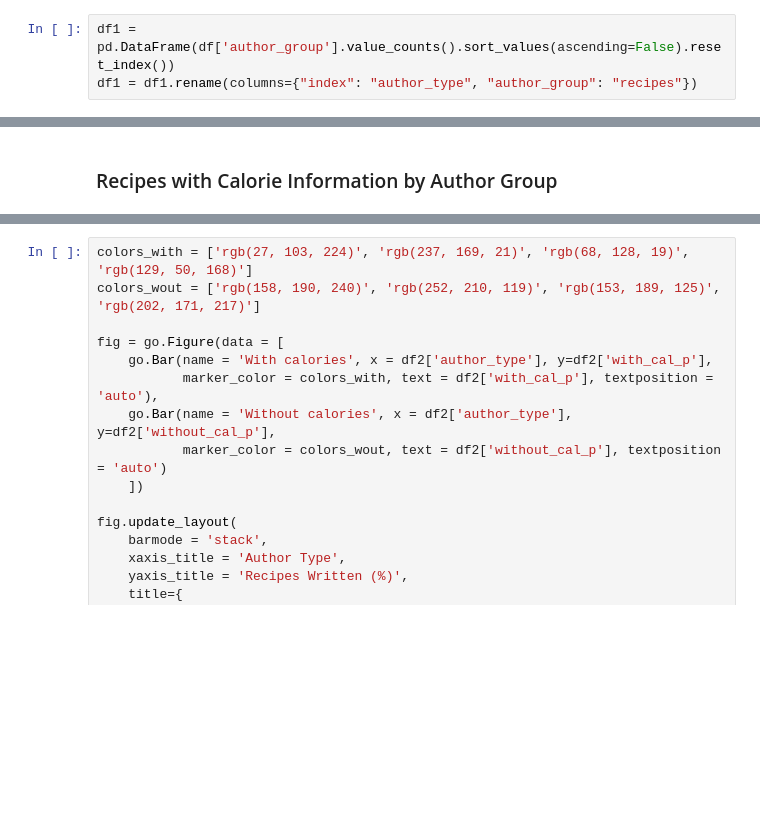
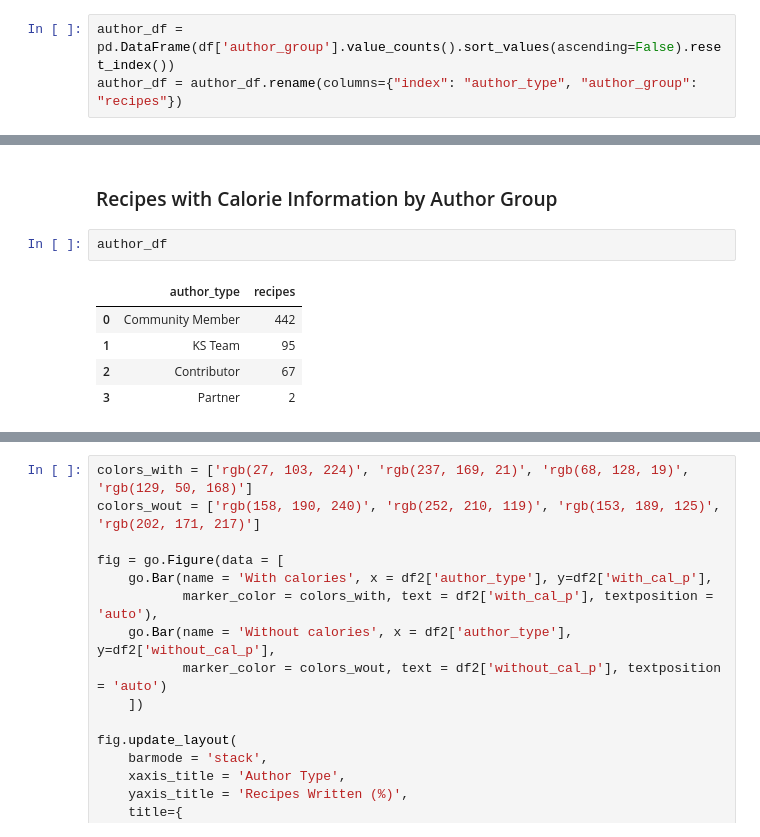
Before and after one commit to valgarland/KS_Scrapy, a Jupyter notebook: Final/Visualization.ipynb, the cells around one changed output, grey strips where cells are left out. Saved outputs shown, nothing was run; the diff lists cells and outputs as text; blank space fills up the shorter version.

```diff
--- a/Final/Visualization.ipynb
+++ b/Final/Visualization.ipynb
@@ -20,8 +17,8 @@ Contributor          67
 Partner               2
 Name: author_group, dtype: int64
 # %%
-df1 = pd.DataFrame(df['author_group'].value_counts().sort_values(ascending=False).reset_index())
-df1 = df1.rename(columns={"index": "author_type", "author_group": "recipes"})
+author_df = pd.DataFrame(df['author_group'].value_counts().sort_values(ascending=False).reset_index())
+author_df = author_df.rename(columns={"index": "author_type", "author_group": "recipes"})
 # %%
 import plotly.graph_objects as go
 
@@ -57,6 +54,14 @@ fig.show()
 [interactive output not drawn]
 # %% [markdown]
 ### Recipes with Calorie Information by Author Group
+# %%
+author_df
+# %% [output]
+|  | author_type | recipes |
+| 0 | Community Member | 442 |
+| 1 | KS Team | 95 |
+| 2 | Contributor | 67 |
+| 3 | Partner | 2 |
 # %%
 df2 = pd.DataFrame(df.groupby('author_group')['calories'].count()).reset_index()
 df2.rename(columns={'author_group':'author_type'}, inplace = True)
```
Also changed, not shown: parts of 13 cells of this notebook, 20 other files.
